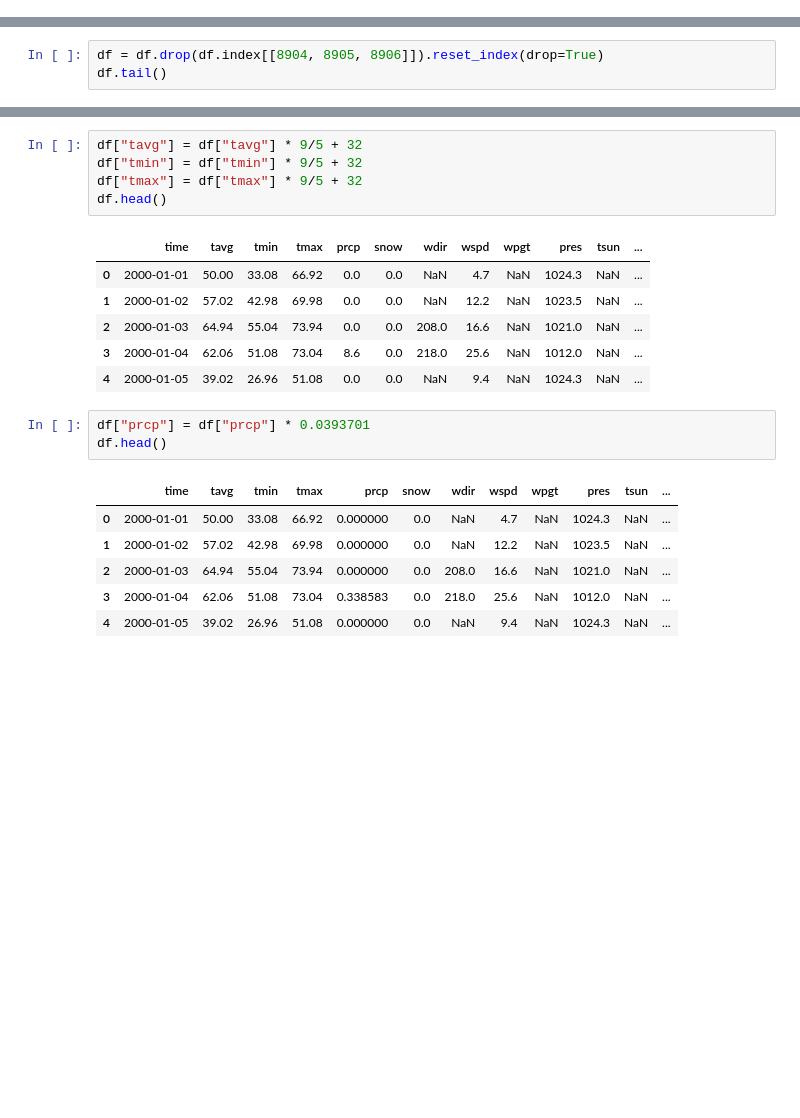
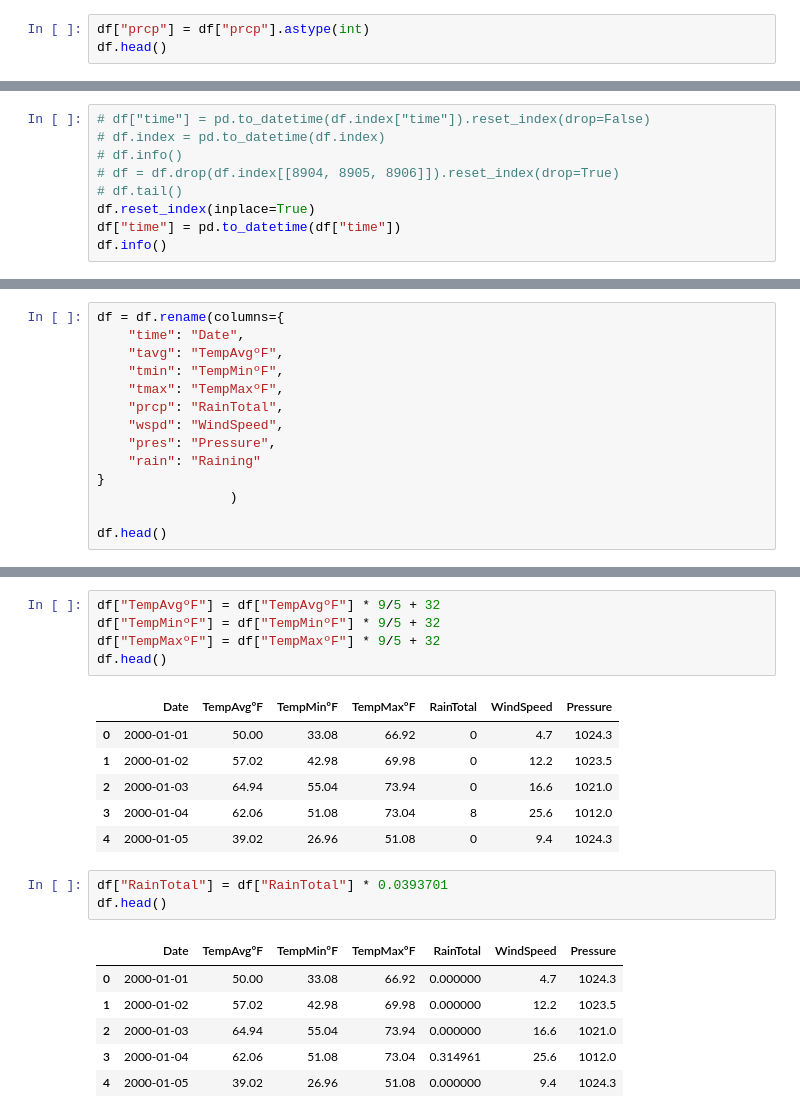
Before and after one commit to Bnrobertson/Rainfall_Project, a Jupyter notebook: Clean_data.ipynb, the cells around one changed output, grey strips where cells are left out. Cells and saved outputs as stored; diff of their text form; blank space fills up the shorter version.

```diff
--- a/Clean_data.ipynb
+++ b/Clean_data.ipynb
@@ -41,0 +81,3 @@ memory usage: 1.0+ MB
+# %%
+df["prcp"] = df["prcp"].astype(int)
+df.head()
@@ -41,0 +92,9 @@ memory usage: 1.0+ MB
+# %%
+# df["time"] = pd.to_datetime(df.index["time"]).reset_index(drop=False)
+# df.index = pd.to_datetime(df.index)
+# df.info()
+# df = df.drop(df.index[[8904, 8905, 8906]]).reset_index(drop=True)
+# df.tail()
+df.reset_index(inplace=True)
+df["time"] = pd.to_datetime(df["time"])
+df.info()
@@ -41,0 +130,14 @@ memory usage: 1.0+ MB
+# %%
+df = df.rename(columns={
+    "time": "Date",
+    "tavg": "TempAvgºF",
+    "tmin": "TempMinºF",
+    "tmax": "TempMaxºF",
+    "prcp": "RainTotal",
+    "wspd": "WindSpeed",
+    "pres": "Pressure",
+    "rain": "Raining"
+}
+                 )
+
+df.head()
@@ -61,3 +167,0 @@ dtype: object
-# %%
-df = df.drop(df.index[[8904, 8905, 8906]]).reset_index(drop=True)
-df.tail()
@@ -80,23 +186,23 @@ df.head()
 # %%
-df["tavg"] = df["tavg"] * 9/5 + 32
-df["tmin"] = df["tmin"] * 9/5 + 32
-df["tmax"] = df["tmax"] * 9/5 + 32
+df["TempAvgºF"] = df["TempAvgºF"] * 9/5 + 32
+df["TempMinºF"] = df["TempMinºF"] * 9/5 + 32
+df["TempMaxºF"] = df["TempMaxºF"] * 9/5 + 32
 df.head()
 # %% [output]
-|  | time | tavg | tmin | tmax | prcp | snow | wdir | wspd | wpgt | pres | tsun | ... |
-| 0 | 2000-01-01 | 50.00 | 33.08 | 66.92 | 0.0 | 0.0 | NaN | 4.7 | NaN | 1024.3 | NaN | ... |
-| 1 | 2000-01-02 | 57.02 | 42.98 | 69.98 | 0.0 | 0.0 | NaN | 12.2 | NaN | 1023.5 | NaN | ... |
-| 2 | 2000-01-03 | 64.94 | 55.04 | 73.94 | 0.0 | 0.0 | 208.0 | 16.6 | NaN | 1021.0 | NaN | ... |
-| 3 | 2000-01-04 | 62.06 | 51.08 | 73.04 | 8.6 | 0.0 | 218.0 | 25.6 | NaN | 1012.0 | NaN | ... |
-| 4 | 2000-01-05 | 39.02 | 26.96 | 51.08 | 0.0 | 0.0 | NaN | 9.4 | NaN | 1024.3 | NaN | ... |
+|  | Date | TempAvgºF | TempMinºF | TempMaxºF | RainTotal | WindSpeed | Pressure |
+| 0 | 2000-01-01 | 50.00 | 33.08 | 66.92 | 0 | 4.7 | 1024.3 |
+| 1 | 2000-01-02 | 57.02 | 42.98 | 69.98 | 0 | 12.2 | 1023.5 |
+| 2 | 2000-01-03 | 64.94 | 55.04 | 73.94 | 0 | 16.6 | 1021.0 |
+| 3 | 2000-01-04 | 62.06 | 51.08 | 73.04 | 8 | 25.6 | 1012.0 |
+| 4 | 2000-01-05 | 39.02 | 26.96 | 51.08 | 0 | 9.4 | 1024.3 |
 # %%
-df["prcp"] = df["prcp"] * 0.0393701
+df["RainTotal"] = df["RainTotal"] * 0.0393701
 df.head()
 # %% [output]
-|  | time | tavg | tmin | tmax | prcp | snow | wdir | wspd | wpgt | pres | tsun | ... |
-| 0 | 2000-01-01 | 50.00 | 33.08 | 66.92 | 0.000000 | 0.0 | NaN | 4.7 | NaN | 1024.3 | NaN | ... |
-| 1 | 2000-01-02 | 57.02 | 42.98 | 69.98 | 0.000000 | 0.0 | NaN | 12.2 | NaN | 1023.5 | NaN | ... |
-| 2 | 2000-01-03 | 64.94 | 55.04 | 73.94 | 0.000000 | 0.0 | 208.0 | 16.6 | NaN | 1021.0 | NaN | ... |
-| 3 | 2000-01-04 | 62.06 | 51.08 | 73.04 | 0.338583 | 0.0 | 218.0 | 25.6 | NaN | 1012.0 | NaN | ... |
-| 4 | 2000-01-05 | 39.02 | 26.96 | 51.08 | 0.000000 | 0.0 | NaN | 9.4 | NaN | 1024.3 | NaN | ... |
+|  | Date | TempAvgºF | TempMinºF | TempMaxºF | RainTotal | WindSpeed | Pressure |
+| 0 | 2000-01-01 | 50.00 | 33.08 | 66.92 | 0.000000 | 4.7 | 1024.3 |
+| 1 | 2000-01-02 | 57.02 | 42.98 | 69.98 | 0.000000 | 12.2 | 1023.5 |
+| 2 | 2000-01-03 | 64.94 | 55.04 | 73.94 | 0.000000 | 16.6 | 1021.0 |
+| 3 | 2000-01-04 | 62.06 | 51.08 | 73.04 | 0.314961 | 25.6 | 1012.0 |
+| 4 | 2000-01-05 | 39.02 | 26.96 | 51.08 | 0.000000 | 9.4 | 1024.3 |
 # %%
```
Also changed, not shown: parts of 35 cells of this notebook, 8 other files.
